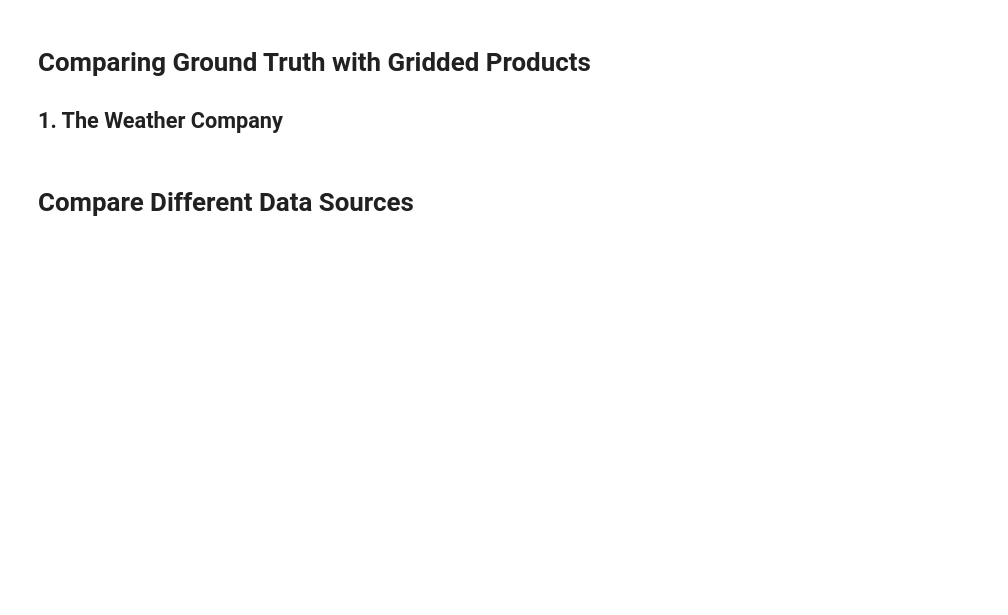
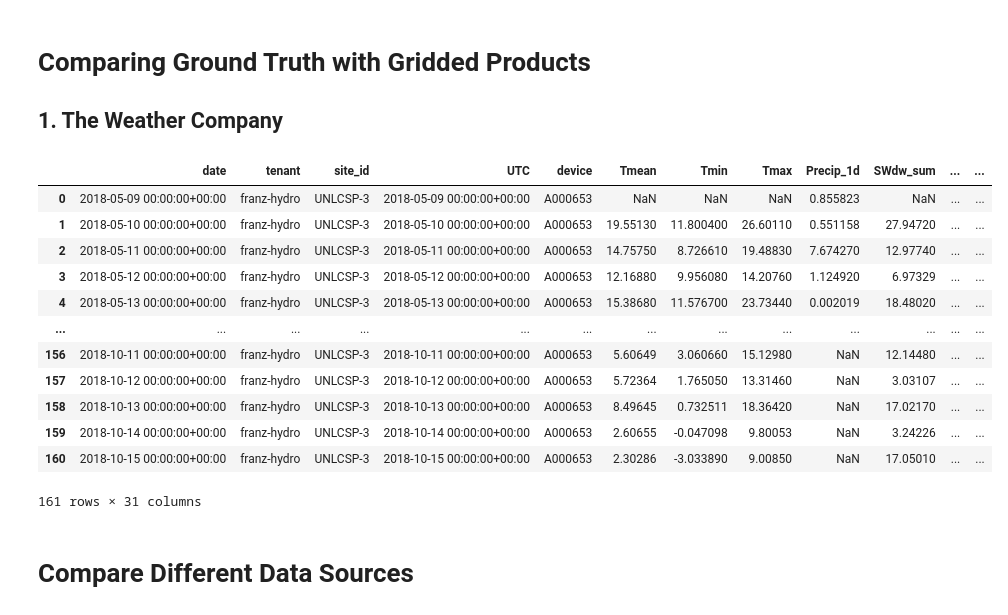
Before and after one commit to agroimpacts/nmeo, a Jupyter notebook: materials/code/sensors/Notebook_1.ipynb, the cells around one changed output. Drawn from its saved outputs; the diff is of its cells as text; code cells hidden in the pictures; blank space fills up the shorter version.

```diff
--- a/materials/code/sensors/Notebook_1.ipynb
+++ b/materials/code/sensors/Notebook_1.ipynb
@@ -42,6 +42,22 @@ wdf['date'] = pd.to_datetime(wdf['date'], utc=True)
 # Merge everything
 df2 = df2.merge(df, left_index=False, right_index=False, left_on='date',right_on='UTC', how='left')
 df2 = df2.merge(wdf, left_on='date',right_on='date', how='left')
+# %%
+df2
+# %% [output]
+|  | date | tenant | site_id | UTC | device | Tmean | Tmin | Tmax | Precip_1d | SWdw_sum | ... | ... |
+| 0 | 2018-05-09 00:00:00+00:00 | franz-hydro | UNLCSP-3 | 2018-05-09 00:00:00+00:00 | A000653 | NaN | NaN | NaN | 0.855823 | NaN | ... | ... |
+| 1 | 2018-05-10 00:00:00+00:00 | franz-hydro | UNLCSP-3 | 2018-05-10 00:00:00+00:00 | A000653 | 19.55130 | 11.800400 | 26.60110 | 0.551158 | 27.94720 | ... | ... |
+| 2 | 2018-05-11 00:00:00+00:00 | franz-hydro | UNLCSP-3 | 2018-05-11 00:00:00+00:00 | A000653 | 14.75750 | 8.726610 | 19.48830 | 7.674270 | 12.97740 | ... | ... |
+| 3 | 2018-05-12 00:00:00+00:00 | franz-hydro | UNLCSP-3 | 2018-05-12 00:00:00+00:00 | A000653 | 12.16880 | 9.956080 | 14.20760 | 1.124920 | 6.97329 | ... | ... |
+| 4 | 2018-05-13 00:00:00+00:00 | franz-hydro | UNLCSP-3 | 2018-05-13 00:00:00+00:00 | A000653 | 15.38680 | 11.576700 | 23.73440 | 0.002019 | 18.48020 | ... | ... |
+| ... | ... | ... | ... | ... | ... | ... | ... | ... | ... | ... | ... | ... |
+| 156 | 2018-10-11 00:00:00+00:00 | franz-hydro | UNLCSP-3 | 2018-10-11 00:00:00+00:00 | A000653 | 5.60649 | 3.060660 | 15.12980 | NaN | 12.14480 | ... | ... |
+| 157 | 2018-10-12 00:00:00+00:00 | franz-hydro | UNLCSP-3 | 2018-10-12 00:00:00+00:00 | A000653 | 5.72364 | 1.765050 | 13.31460 | NaN | 3.03107 | ... | ... |
+| 158 | 2018-10-13 00:00:00+00:00 | franz-hydro | UNLCSP-3 | 2018-10-13 00:00:00+00:00 | A000653 | 8.49645 | 0.732511 | 18.36420 | NaN | 17.02170 | ... | ... |
+| 159 | 2018-10-14 00:00:00+00:00 | franz-hydro | UNLCSP-3 | 2018-10-14 00:00:00+00:00 | A000653 | 2.60655 | -0.047098 | 9.80053 | NaN | 3.24226 | ... | ... |
+| 160 | 2018-10-15 00:00:00+00:00 | franz-hydro | UNLCSP-3 | 2018-10-15 00:00:00+00:00 | A000653 | 2.30286 | -3.033890 | 9.00850 | NaN | 17.05010 | ... | ... |
+161 rows × 31 columns
 # %% [markdown]
 # Compare Different Data Sources
 # %%
```
Also changed, not shown: parts of 2 cells of this notebook, 1 other file.
